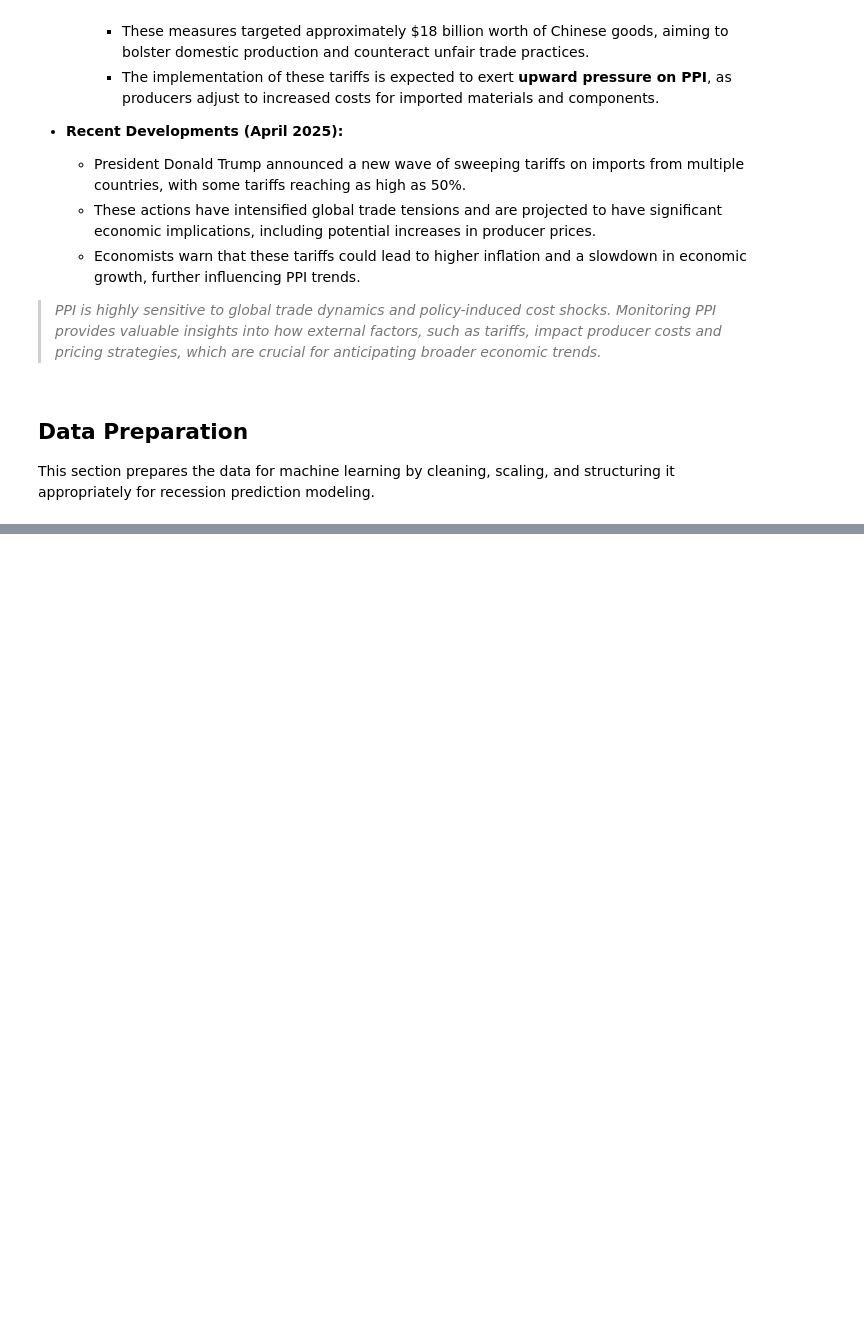
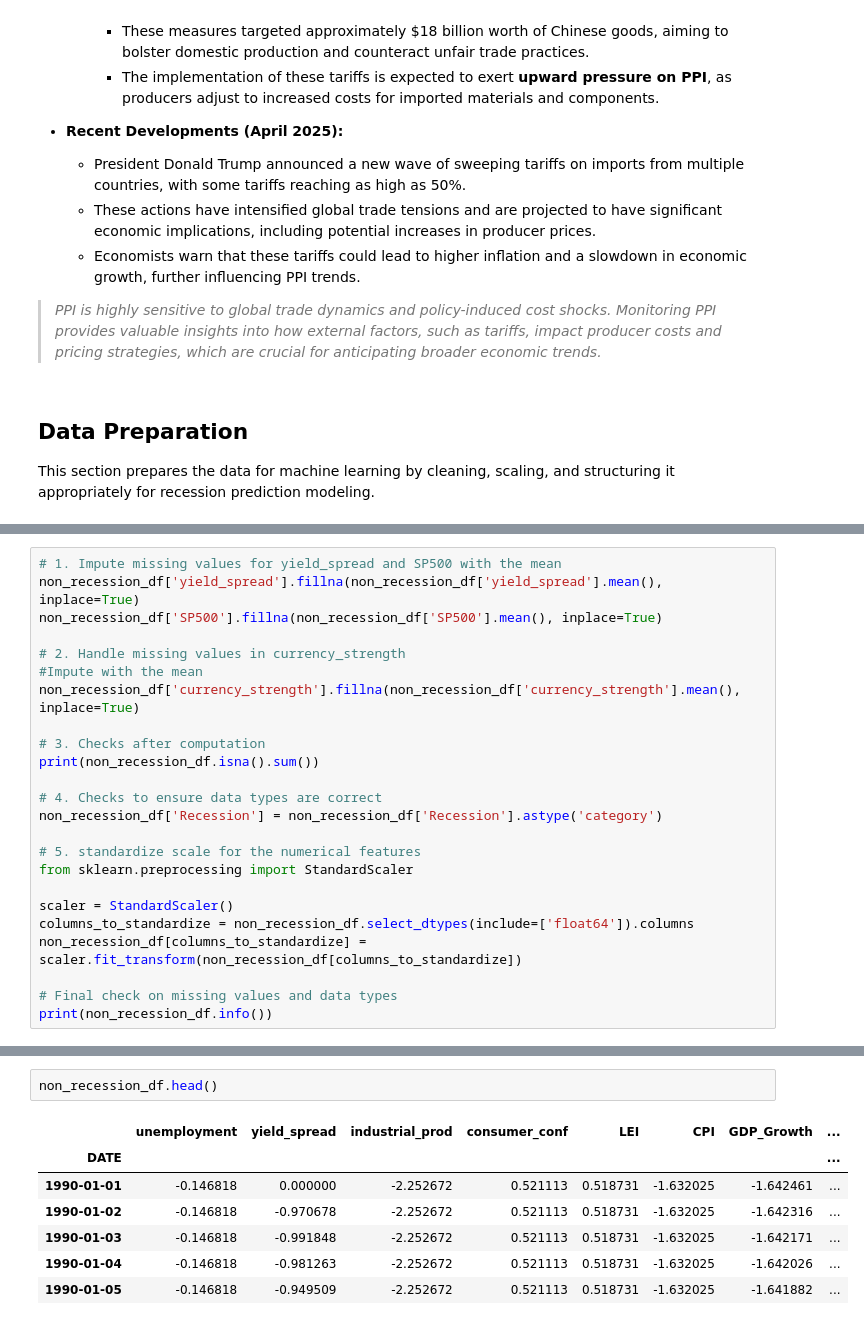
Before and after one commit to Lisanwud/RecessionPredictorML, a Jupyter notebook: recession-prediction.ipynb, the cells around one changed output, grey strips where cells are left out. Drawn from its saved outputs; the diff is of its cells as text; blank space fills up the shorter version.

```diff
--- a/recession-prediction.ipynb
+++ b/recession-prediction.ipynb
@@ -559,0 +642,24 @@ This section prepares the data for machine learning by cleaning, scaling, and st
+# %%
+# 1. Impute missing values for yield_spread and SP500 with the mean
+non_recession_df['yield_spread'].fillna(non_recession_df['yield_spread'].mean(), inplace=True)
+non_recession_df['SP500'].fillna(non_recession_df['SP500'].mean(), inplace=True)
+
+# 2. Handle missing values in currency_strength
+#Impute with the mean
+non_recession_df['currency_strength'].fillna(non_recession_df['currency_strength'].mean(), inplace=True)
+
+# 3. Checks after computation
+print(non_recession_df.isna().sum())
+
+# 4. Checks to ensure data types are correct
+non_recession_df['Recession'] = non_recession_df['Recession'].astype('category')
+
+# 5. standardize scale for the numerical features
+from sklearn.preprocessing import StandardScaler
+
+scaler = StandardScaler()
+columns_to_standardize = non_recession_df.select_dtypes(include=['float64']).columns
+non_recession_df[columns_to_standardize] = scaler.fit_transform(non_recession_df[columns_to_standardize])
+
+# Final check on missing values and data types
+print(non_recession_df.info())
@@ -559,0 +735,10 @@ This section prepares the data for machine learning by cleaning, scaling, and st
+# %%
+non_recession_df.head()
+# %% [output]
+|  | unemployment | yield_spread | industrial_prod | consumer_conf | LEI | CPI | GDP_Growth | ... |
+| DATE |  |  |  |  |  |  |  | ... |
+| 1990-01-01 | -0.146818 | 0.000000 | -2.252672 | 0.521113 | 0.518731 | -1.632025 | -1.642461 | ... |
+| 1990-01-02 | -0.146818 | -0.970678 | -2.252672 | 0.521113 | 0.518731 | -1.632025 | -1.642316 | ... |
+| 1990-01-03 | -0.146818 | -0.991848 | -2.252672 | 0.521113 | 0.518731 | -1.632025 | -1.642171 | ... |
+| 1990-01-04 | -0.146818 | -0.981263 | -2.252672 | 0.521113 | 0.518731 | -1.632025 | -1.642026 | ... |
+| 1990-01-05 | -0.146818 | -0.949509 | -2.252672 | 0.521113 | 0.518731 | -1.632025 | -1.641882 | ... |
```
Also changed, not shown: parts of 9 cells of this notebook, 1 other file.
